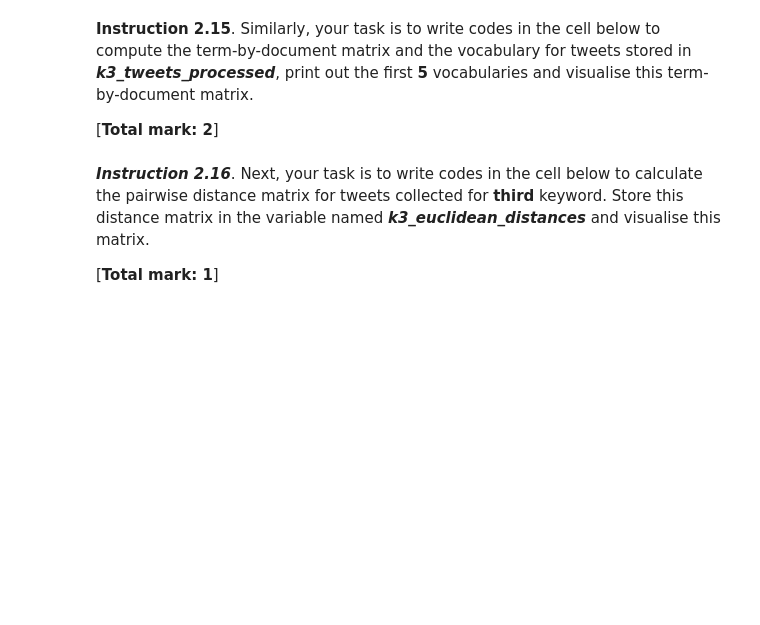
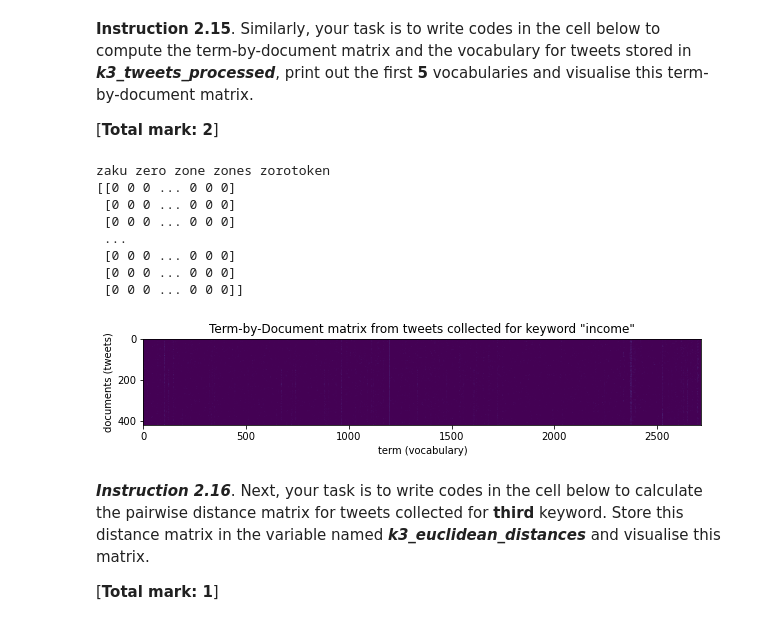
Before and after one commit to ibb2/Assingment2-SIT112, a Jupyter notebook: Assignment2_notebook.ipynb, the cells around one changed output. Drawn from its saved outputs; the diff is of its cells as text; code cells hidden in the pictures; blank space fills up the shorter version.

```diff
--- a/Assignment2_notebook.ipynb
+++ b/Assignment2_notebook.ipynb
@@ -1008,29 +1002,39 @@ cbar = fig.colorbar(image)
 # %%
 # YOU ARE REQUIRED TO INSERT YOUR CODE IN THIS CELL
 '''
 Write your codes to compute the term-by-document matrix and the vocabulary for tweets stored
 in k3_tweets_processed
 '''
 # INSERT YOUR CODE HERE
 k3_termdoc, k3_vocab = construct_termdoc(k3_tweets_processed)
 
 '''
 Write your code print out the first 5 vocabularies
 '''
 # INSERT YOUR CODE HERE
 print(' '.join(k3_vocab[-5:])) # print out only the first 5 vocabulary entries
 
 '''
 Write your code to visualise the term-by-document matrix
 '''
 # INSERT YOUR CODE HERE
 fig, ax = plt.subplots(figsize=(10, 5))
 ax.imshow(k3_termdoc)
 ax.set_xlabel('term (vocabulary)')
 ax.set_ylabel('documents (tweets)')
-ax.set_title('Term-by-Document matrix from tweets collected for keyword \"{}\"'.format(keyword)
+ax.set_title('Term-by-Document matrix from tweets collected for keyword \"{}\"'.format(keywords[2]))
 
 print(k3_termdoc)
+# %% [output]
+zaku zero zone zones zorotoken
+[[0 0 0 ... 0 0 0]
+ [0 0 0 ... 0 0 0]
+ [0 0 0 ... 0 0 0]
+ ...
+ [0 0 0 ... 0 0 0]
+ [0 0 0 ... 0 0 0]
+ [0 0 0 ... 0 0 0]]
+[figure, added]
 # %% [markdown]
 ***Instruction 2.16***. Next, your task is to write codes in the cell below to calculate the pairwise distance matrix for tweets collected for **third** keyword. Store this distance matrix in the variable named ***k3_euclidean_distances*** and visualise this matrix.
 
```
Also changed, not shown: parts of 23 cells of this notebook.
